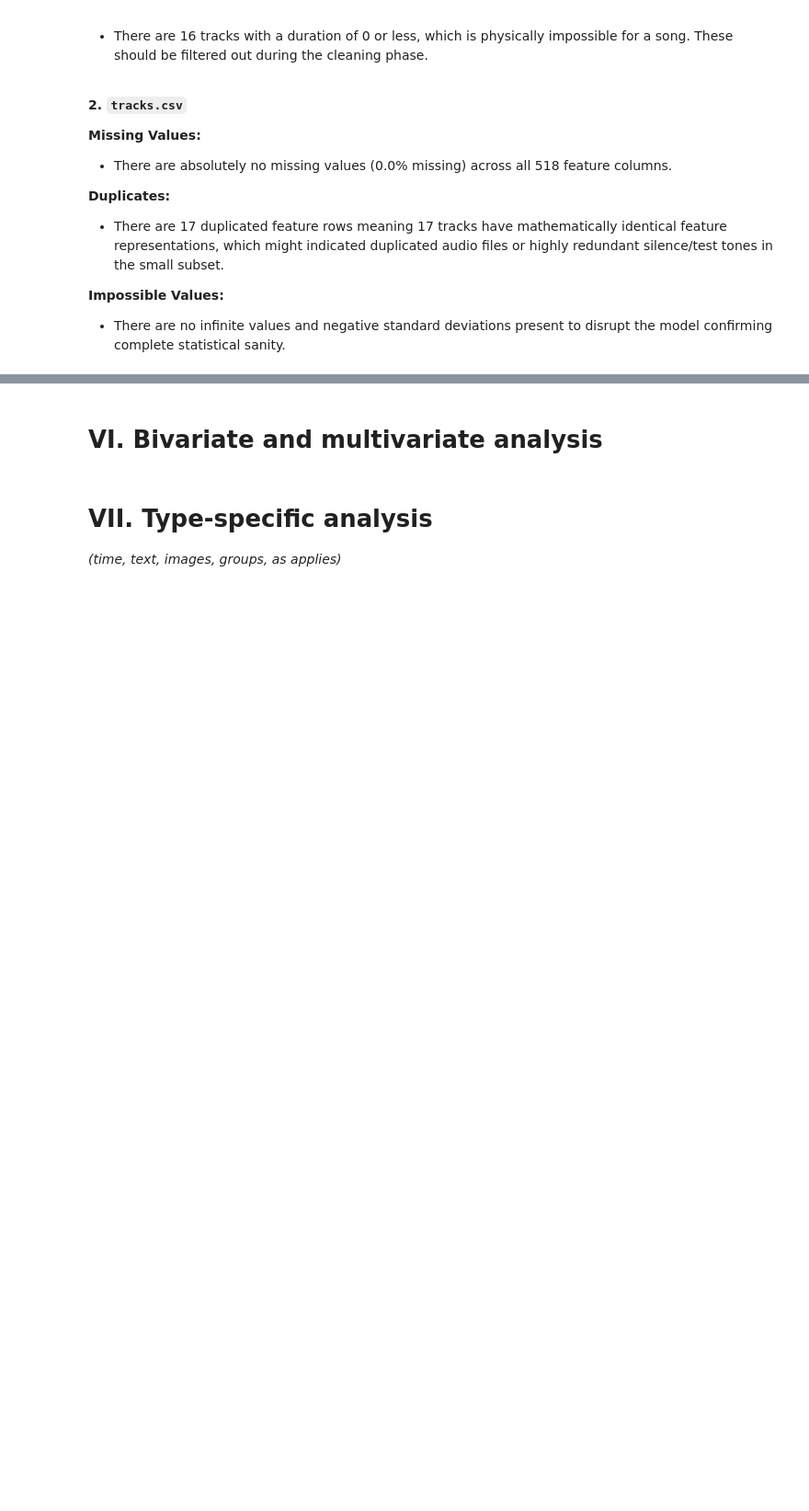
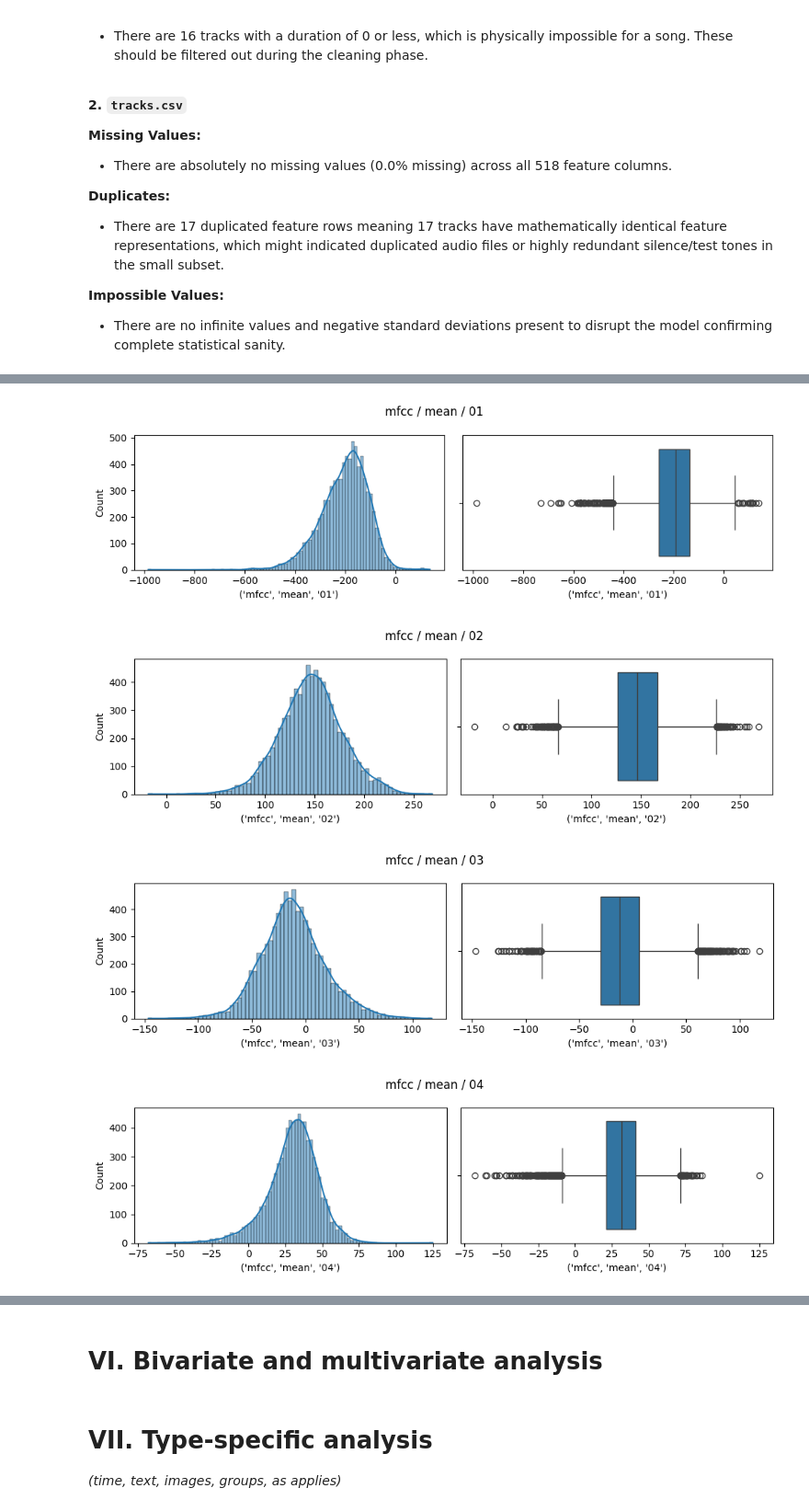
Before and after one commit to daqhi/Music-Genre-Classification, a Jupyter notebook: music_genre_classification.ipynb, the cells around one changed output, grey strips where cells are left out. Shown at 92% size. Saved outputs shown, nothing was run; the diff lists cells and outputs as text; code cells hidden in the pictures; blank space fills up the shorter version.

```diff
--- a/music_genre_classification.ipynb
+++ b/music_genre_classification.ipynb
@@ -485,0 +651,19 @@ Standard deviation columns with negative values: 0
+# %%
+# Numeric: Timbre / MFCCs
+num_cols = [
+    ('mfcc', 'mean', '01'),
+    ('mfcc', 'mean', '02'),
+    ('mfcc', 'mean', '03'),
+    ('mfcc', 'mean', '04'),
+]
+
+display(clean_features[num_cols].describe().T.assign(skew=clean_features[num_cols].skew()).round(3))
+
+for col in num_cols:
+    fig, axes = plt.subplots(1, 2, figsize=(10, 3))
+    sns.histplot(clean_features[col], kde=True, ax=axes[0])
+    sns.boxplot(x=clean_features[col], ax=axes[1])
+    fig.suptitle(" / ".join(col))
+    plt.tight_layout()
+    plt.show()
+# %% [output]
@@ -485,0 +676,4 @@ Standard deviation columns with negative values: 0
+[figure, added]
+[figure, added]
+[figure, added]
+[figure, added]
```
Also changed, not shown: parts of 31 cells of this notebook.
